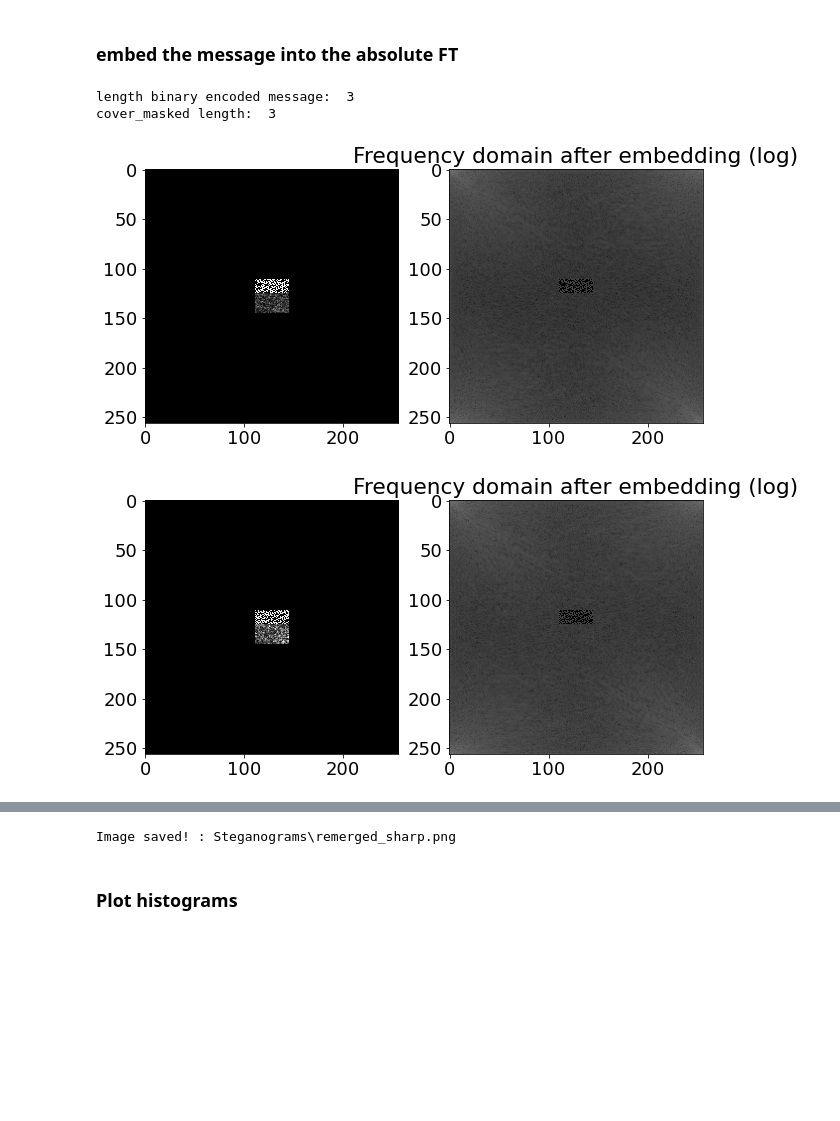
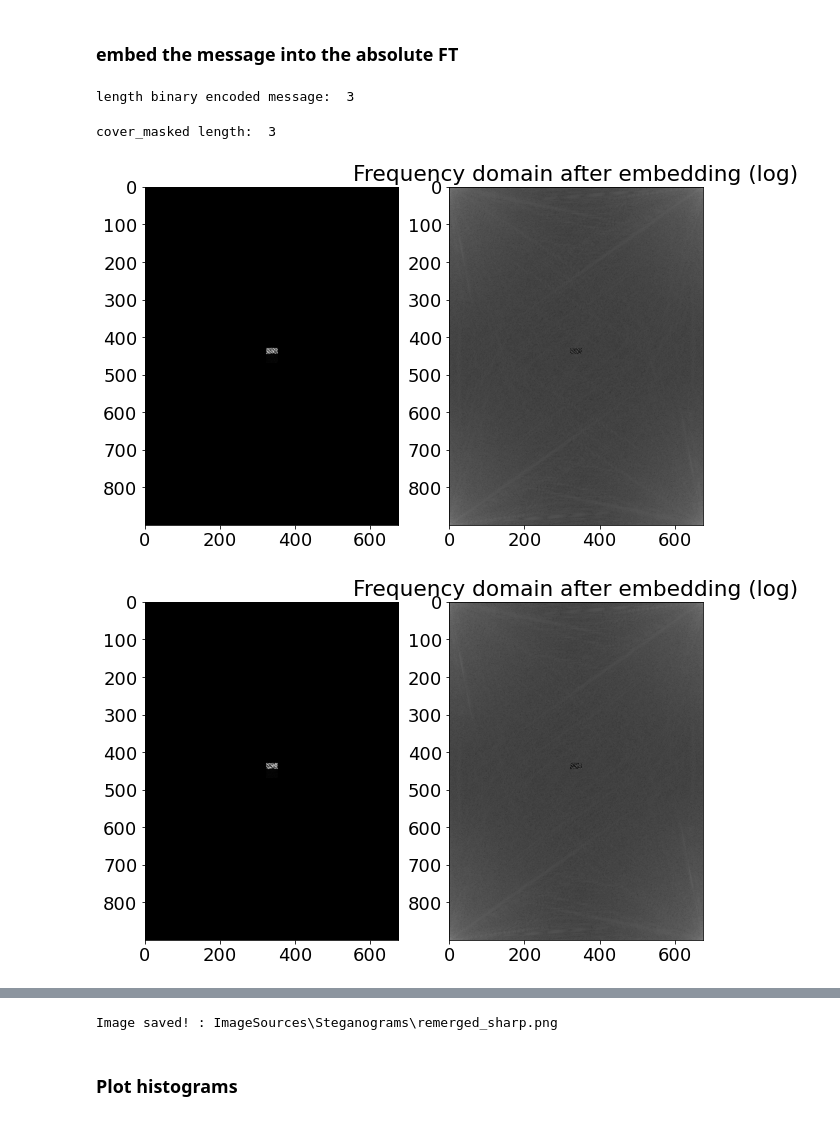
Before and after one commit to PIX3LFLUX/Steganosaurus, a Jupyter notebook: FFT_stego_sharp.ipynb, the cells around one changed output, grey strips where cells are left out. Cells and saved outputs as stored; diff of their text form; code cells hidden in the pictures; blank space fills up the shorter version.

```diff
--- a/FFT_stego_sharp.ipynb
+++ b/FFT_stego_sharp.ipynb
@@ -365,7 +365,7 @@ plt.rcParams['figure.figsize'] = [12,8]
 plt.rcParams.update({'font.size':18})
 
 # specifying cover image path
-cover_img_path = "ImageSources\\tif\\lena_color_256.tif"
+cover_img_path = "ImageSources\\png\\boba_fett.png"
 # cover_img_path = "ImageSources\\jfif\\the_rock.jfif"
 # cover_img_path = "C:\\Users\\maxik\\Documents\\Semester_6\\Projektarbeit\\github_repo\\Steganography\\ImageSources\\jpg\\iron_patriot.jpg"
 # cover_img_path = "C:\\Users\\maxik\\Documents\\Semester_6\\Projektarbeit\\github_repo\\Steganography\\ImageSources\\jfif\\obi-wan_kenobi.jfif"
@@ -453,7 +453,7 @@ Text(0.5, 1.0, '2')
 if static_gain != 0:
     gain = static_gain
 elif Colorspace(colorspace) == Colorspace.RGB:
-    gain = [10000, 10001, 10002]
+    gain = [100_000, 100_001, 100_002]
 elif Colorspace(colorspace) == Colorspace.YCbCr:
     gain = [10000, 10001]
 # %% [markdown]
@@ -562,35 +562,35 @@ print("length binary encoded message: ", len(bin_encoded))
 # print("binary encoded message: ", bin_encoded)
 
 
 # embed the message into their respective channels by using the mask from the 'header channel'
 cover_masked = []
 for ix, bin_encoded_channel in enumerate(bin_encoded):
     cover_masked.append(embedBin2FFT(channel[ix+3-len(bin_encoded)], cover_fft_mask, bin_encoded_channel))
 
 print("cover_masked length: ", len(cover_masked))
 
 # normalize output
 cover_masked_clip = []
 for channel_masked in cover_masked:
     cover_masked_clip.append(np.clip(channel_masked, 0,255).astype("uint8"))
 # cover_r_masked_norm = convert(cover_r_masked, 0,255, np.uint8)
 
 # merge layers
 if len(bin_encoded) == 2:
     stego =  np.stack((channel[0], cover_masked_clip[0], cover_masked_clip[1]), axis=2).astype('uint8')
 elif len(bin_encoded) == 3:
     stego =  np.stack((cover_masked_clip[0], cover_masked_clip[1], cover_masked_clip[2]), axis=2).astype('uint8')
 
 # create steganogram and convert back to RGB again
 stego_img = Image.fromarray(stego, Colorspace(colorspace).name).convert(Colorspace.RGB.name)
 
 # save stego image in defined format, default: png
-im = stego_img.save("Steganograms\\remerged_sharp." + ImageType(image_type).name)     #save image as png
+im = stego_img.save("ImageSources\\Steganograms\\remerged_sharp." + ImageType(image_type).name)     #save image as png
 
 plt.show()
-print("Image saved! : " + "Steganograms\\remerged_sharp." + ImageType(image_type).name)
+print("Image saved! : " + "ImageSources\\Steganograms\\remerged_sharp." + ImageType(image_type).name)
 # %% [output]
 length binary encoded message:  3
-cover_masked length:  3
+cover_masked length:  3
-[figure, old version]
+[figure, new version]
-[figure, old version]
+[figure, new version]
@@ -598,4 +598,4 @@ cover_masked length:  3
-Image saved! : Steganograms\remerged_sharp.png
+Image saved! : ImageSources\Steganograms\remerged_sharp.png
 # %% [markdown]
 ### Plot histograms
 # %%
```
Also changed, not shown: parts of 10 cells of this notebook, 2 other files.
